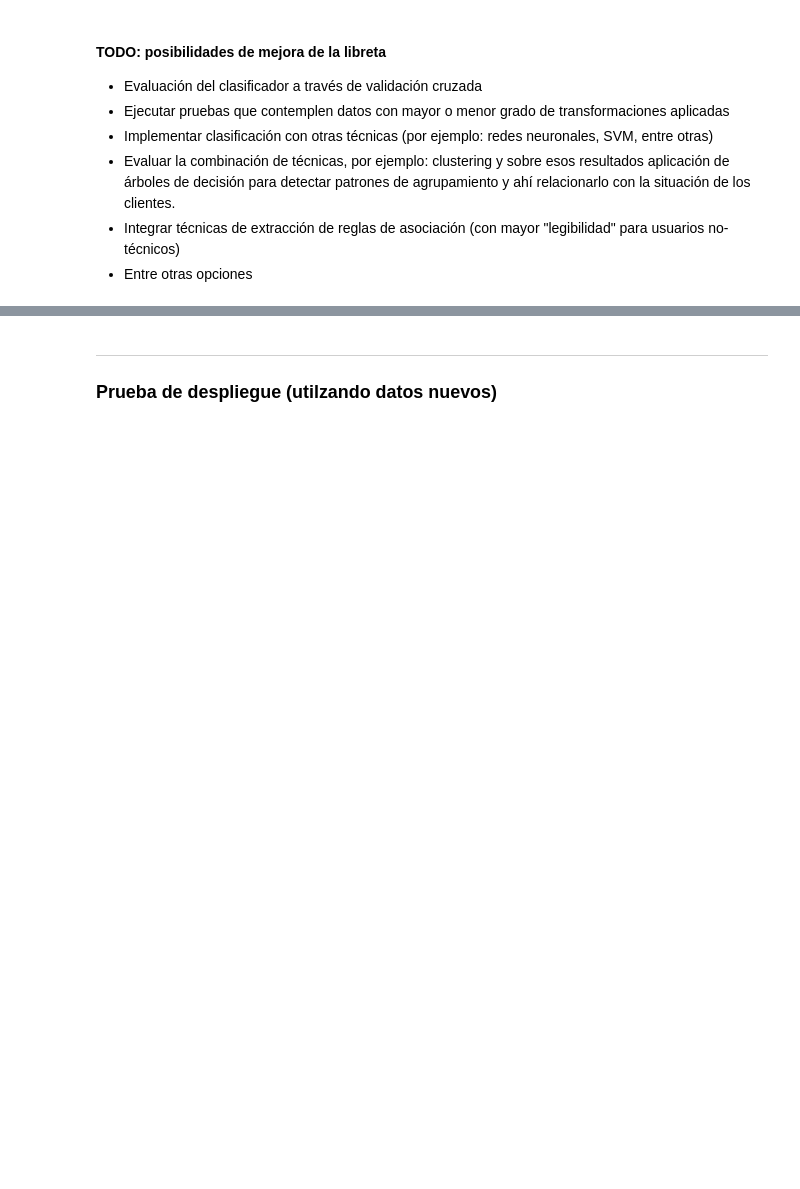
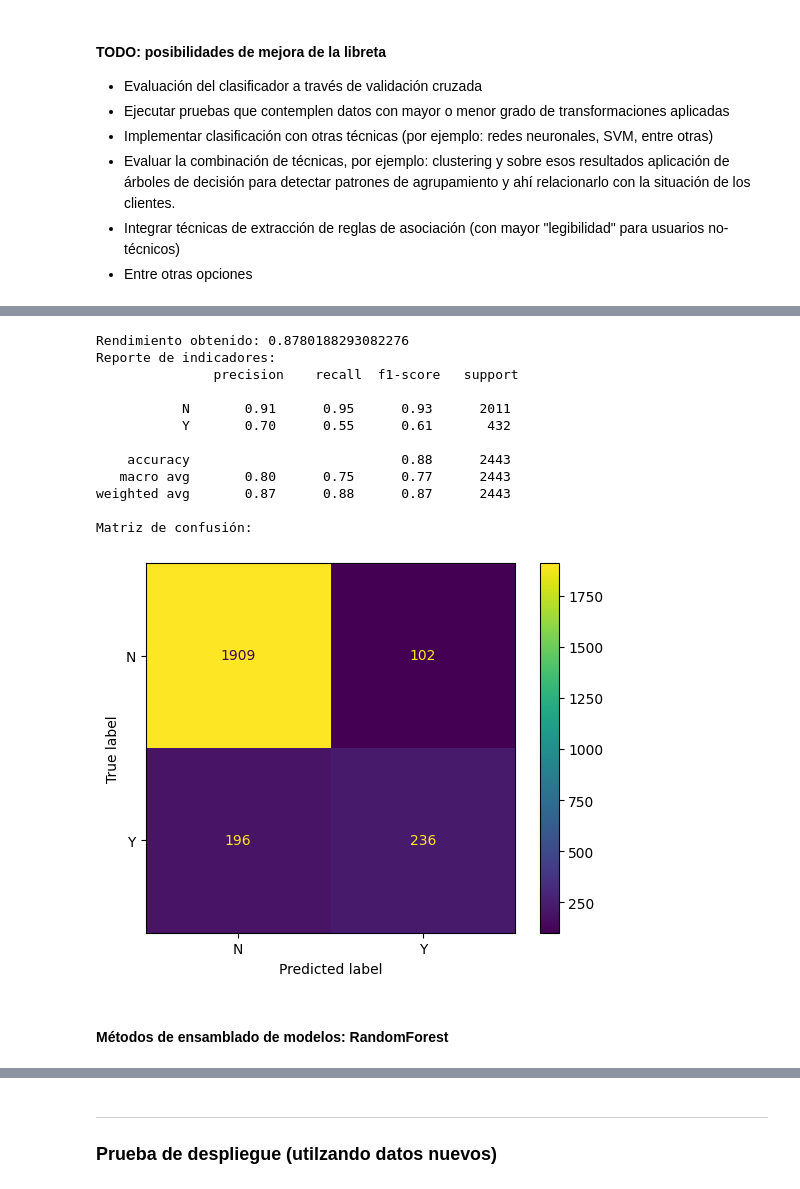
Before and after one commit to aasitimb/AP1_Repositorio, a Jupyter notebook: notebooks/04_Modelado_Evaluación/MD01 - Modelado.ipynb, the cells around one changed output, grey strips where cells are left out. Saved outputs shown, nothing was run; the diff lists cells and outputs as text; code cells hidden in the pictures; blank space fills up the shorter version.

Commit message:
Desarrollo de Prueba #2 de modelado

```diff
--- a/notebooks/04_Modelado_Evaluación/MD01 - Modelado.ipynb
+++ b/notebooks/04_Modelado_Evaluación/MD01 - Modelado.ipynb
@@ -222,0 +396,25 @@ evaluar_modelo(dtc, test_data, test_labels)
+# %%
+from sklearn.linear_model import LogisticRegression
+
+with mlflow.start_run(run_name='Logistic Regression'):
+    lreg = LogisticRegression(solver = 'newton-cholesky')
+
+    lreg.fit(train_data, train_labels)
+# %%
+evaluar_modelo(lreg, test_data, test_labels)
+# %% [output]
+Rendimiento obtenido: 0.8780188293082276
+Reporte de indicadores:
+               precision    recall  f1-score   support
+
+           N       0.91      0.95      0.93      2011
+           Y       0.70      0.55      0.61       432
+
+    accuracy                           0.88      2443
+   macro avg       0.80      0.75      0.77      2443
+weighted avg       0.87      0.88      0.87      2443
+
+Matriz de confusión:
+[figure, added]
+# %% [markdown]
+#### Métodos de ensamblado de modelos: RandomForest
```
Also changed, not shown: parts of 25 cells of this notebook.
